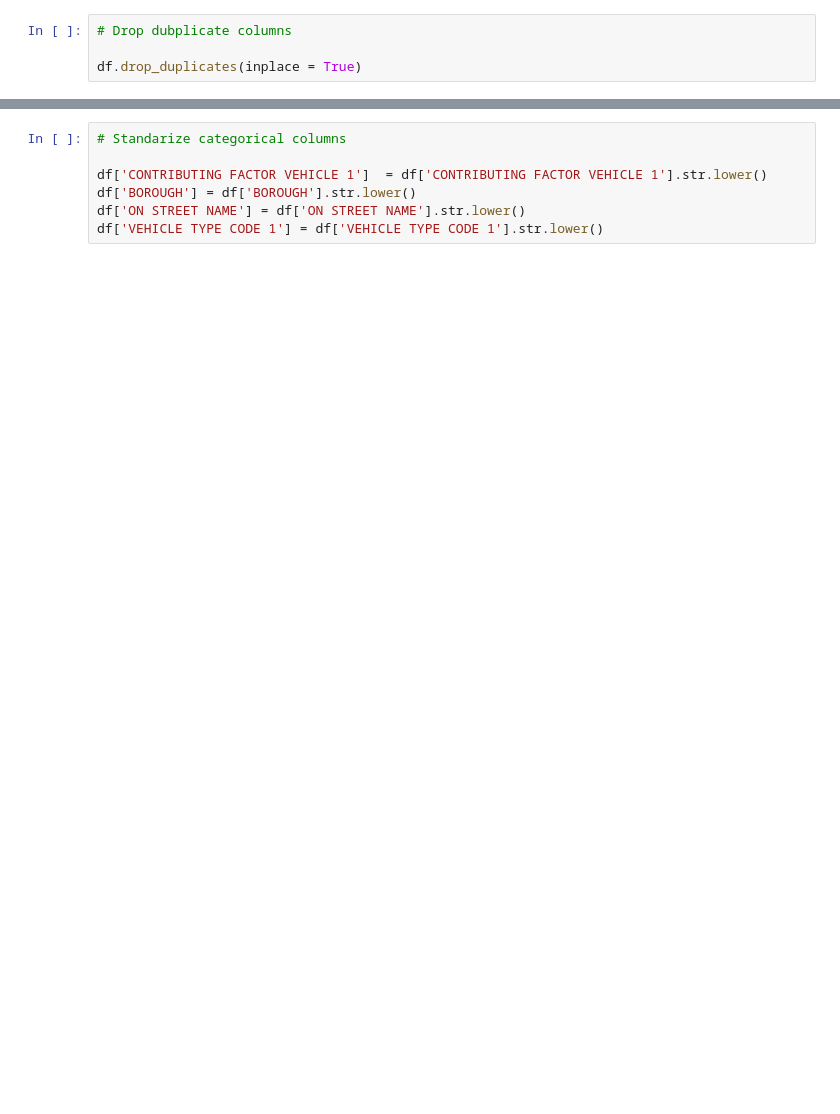
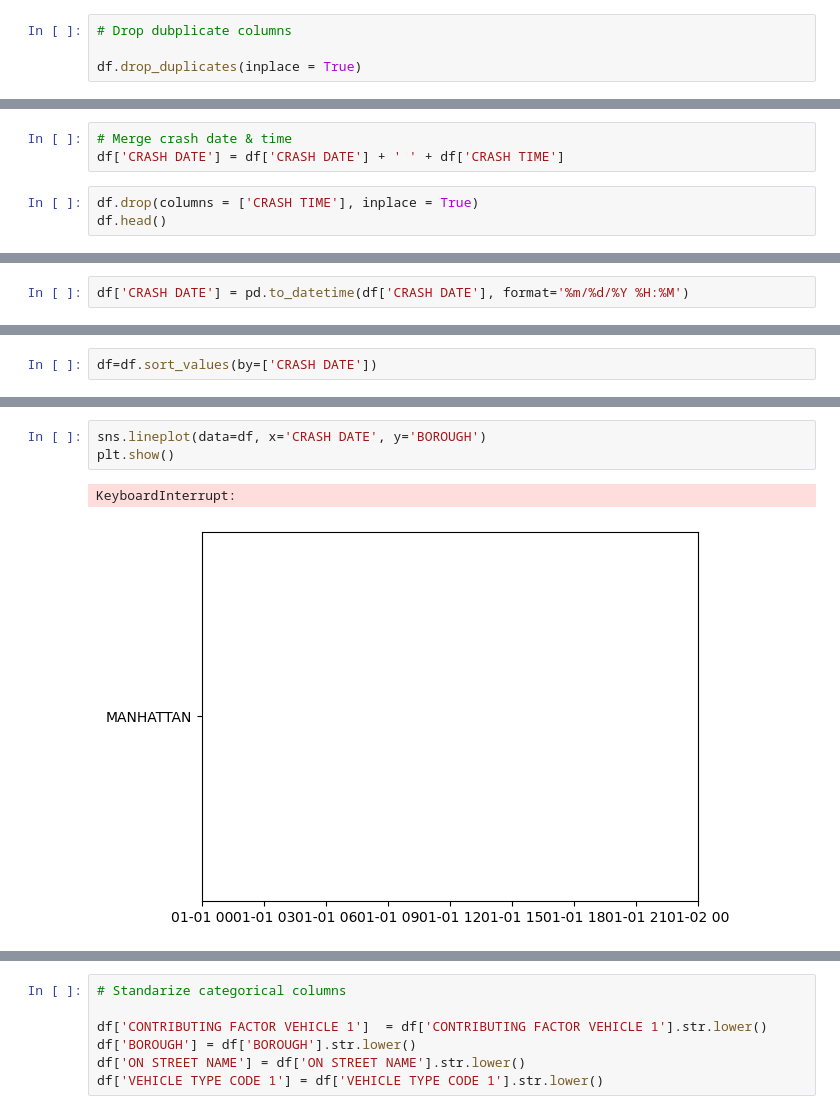
Before and after one commit to Joako1990/Big-Data-storage-Processing, a Jupyter notebook: CA1_Sem2.ipynb, the cells around one changed output, grey strips where cells are left out. Cells and saved outputs as stored; diff of their text form; blank space fills up the shorter version.

```diff
--- a/CA1_Sem2.ipynb
+++ b/CA1_Sem2.ipynb
@@ -45,0 +98,6 @@ df.head()
+# %%
+# Merge crash date & time
+df['CRASH DATE'] = df['CRASH DATE'] + ' ' + df['CRASH TIME']
+# %%
+df.drop(columns = ['CRASH TIME'], inplace = True)
+df.head()
@@ -45,0 +111,2 @@ df.head()
+# %%
+df['CRASH DATE'] = pd.to_datetime(df['CRASH DATE'], format='%m/%d/%Y %H:%M')
@@ -45,0 +129,2 @@ df.head()
+# %%
+df=df.sort_values(by=['CRASH DATE'])
@@ -45,0 +140,6 @@ df.head()
+# %%
+sns.lineplot(data=df, x='CRASH DATE', y='BOROUGH')
+plt.show()
+# %% [output]
+KeyboardInterrupt:
+[figure, added]
```
Also changed, not shown: parts of 40 cells of this notebook.
